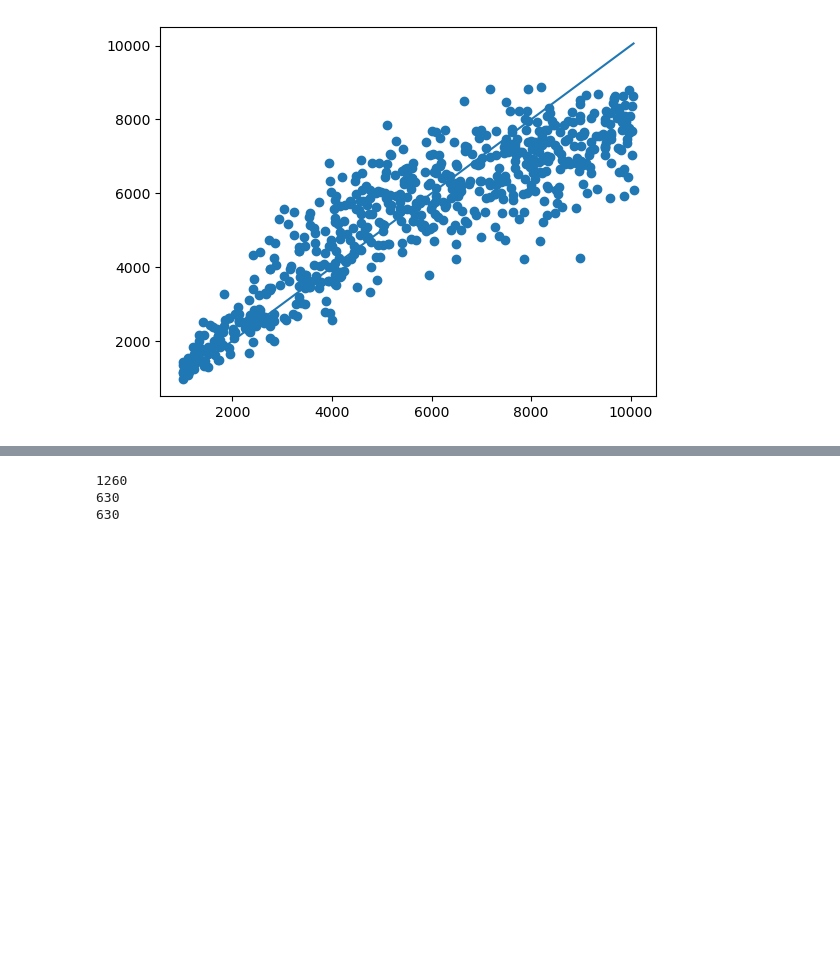
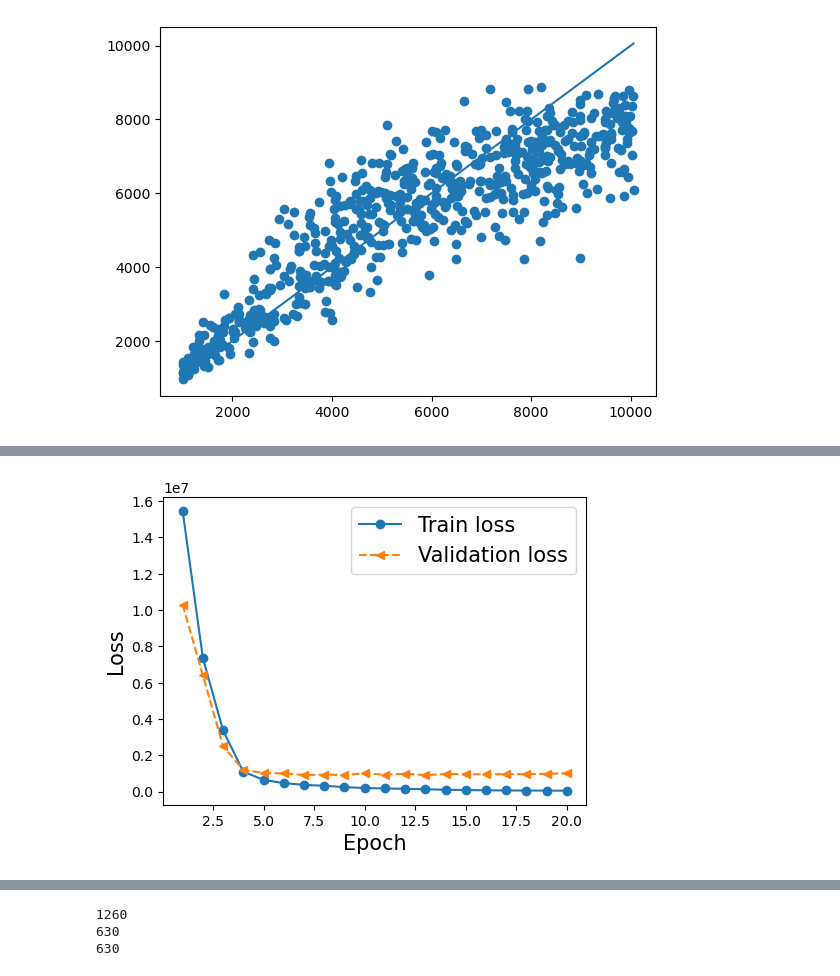
Before and after one commit to giliapatterson/spatial_ckmr, a Jupyter notebook: close_kin_slim/spaghetti_nn.ipynb, the cells around one changed output, grey strips where cells are left out. Drawn from its saved outputs; the diff is of its cells as text; code cells hidden in the pictures; blank space fills up the shorter version.

```diff
--- a/close_kin_slim/spaghetti_nn.ipynb
+++ b/close_kin_slim/spaghetti_nn.ipynb
@@ -273,0 +306,9 @@ plt.plot([np.min(test_truth), np.max(test_truth)], [np.min(test_truth), np.max(t
+# %%
+model_bias = Net()
+model_bias = model_bias.to(device)
+# %%
+loss_fn = nn.MSELoss(reduction='mean')
+optimizer = torch.optim.Adam(model_bias.parameters(), lr=0.0001)
+torch.manual_seed(1)
+num_epochs = 20
+hist = train(model_bias, num_epochs, train_bias_dl, valid_bias_dl)
@@ -273,0 +336,14 @@ plt.plot([np.min(test_truth), np.max(test_truth)], [np.min(test_truth), np.max(t
+# %%
+x_arr = np.arange(len(hist[0])) + 1
+
+fig = plt.figure(figsize=(12, 4))
+ax = fig.add_subplot(1, 2, 1)
+ax.plot(x_arr, hist[0], '-o', label='Train loss')
+ax.plot(x_arr, hist[1], '--<', label='Validation loss')
+ax.set_xlabel('Epoch', size=15)
+ax.set_ylabel('Loss', size=15)
+ax.legend(fontsize=15)
+
+plt.show()
+# %% [output]
+[figure, added]
```
Also changed, not shown: parts of 9 cells of this notebook, 1 other file.
